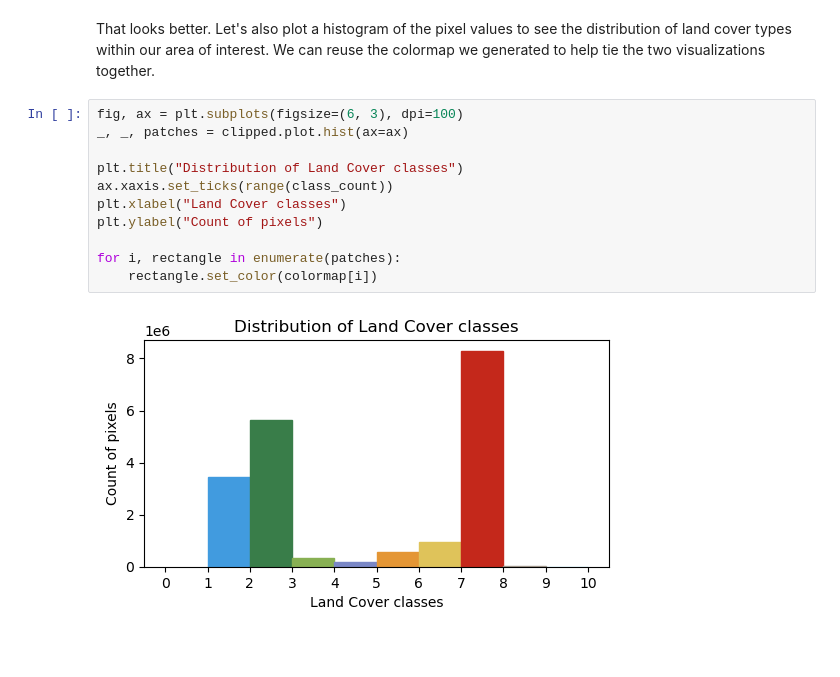
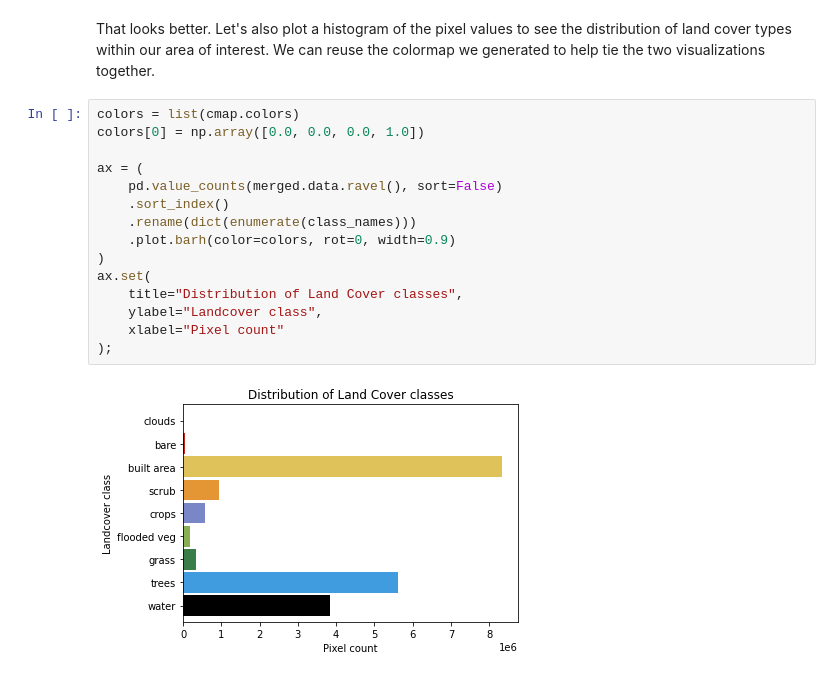
Before and after one commit to microsoft/PlanetaryComputerExamples, a Jupyter notebook: datasets/io-lulc/io-lulc-example.ipynb, the cells around one changed output. Saved outputs shown, nothing was run; the diff lists cells and outputs as text; blank space fills up the shorter version.

```diff
--- a/datasets/io-lulc/io-lulc-example.ipynb
+++ b/datasets/io-lulc/io-lulc-example.ipynb
@@ -196,15 +173,19 @@ cbar.set_ticklabels(class_names)
 # %% [markdown]
 That looks better. Let's also plot a histogram of the pixel values to see the distribution of land cover types within our area of interest. We can reuse the colormap we generated to help tie the two visualizations together.
-# %%
-fig, ax = plt.subplots(figsize=(6, 3), dpi=100)
-_, _, patches = clipped.plot.hist(ax=ax)
-
-plt.title("Distribution of Land Cover classes")
-ax.xaxis.set_ticks(range(class_count))
-plt.xlabel("Land Cover classes")
-plt.ylabel("Count of pixels")
-
-for i, rectangle in enumerate(patches):
-    rectangle.set_color(colormap[i])
-# %% [output]
-[figure, removed]
+# %%
+colors = list(cmap.colors)
+colors[0] = np.array([0.0, 0.0, 0.0, 1.0])
+
+ax = (
+    pd.value_counts(merged.data.ravel(), sort=False)
+    .sort_index()
+    .rename(dict(enumerate(class_names)))
+    .plot.barh(color=colors, rot=0, width=0.9)
+)
+ax.set(
+    title="Distribution of Land Cover classes",
+    ylabel="Landcover class",
+    xlabel="Pixel count"
+);
+# %% [output]
+[figure, added]
```
Also changed, not shown: parts of 12 cells of this notebook.
